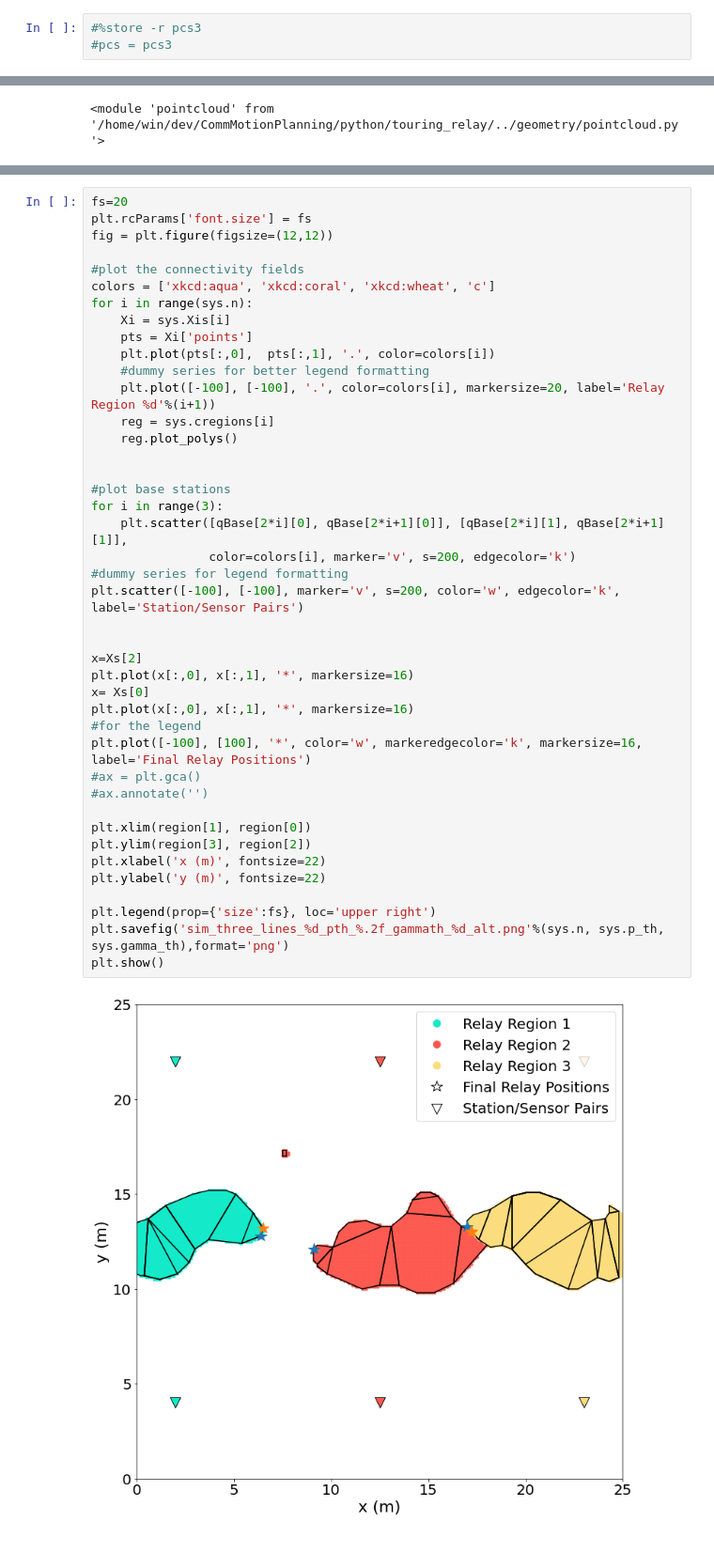
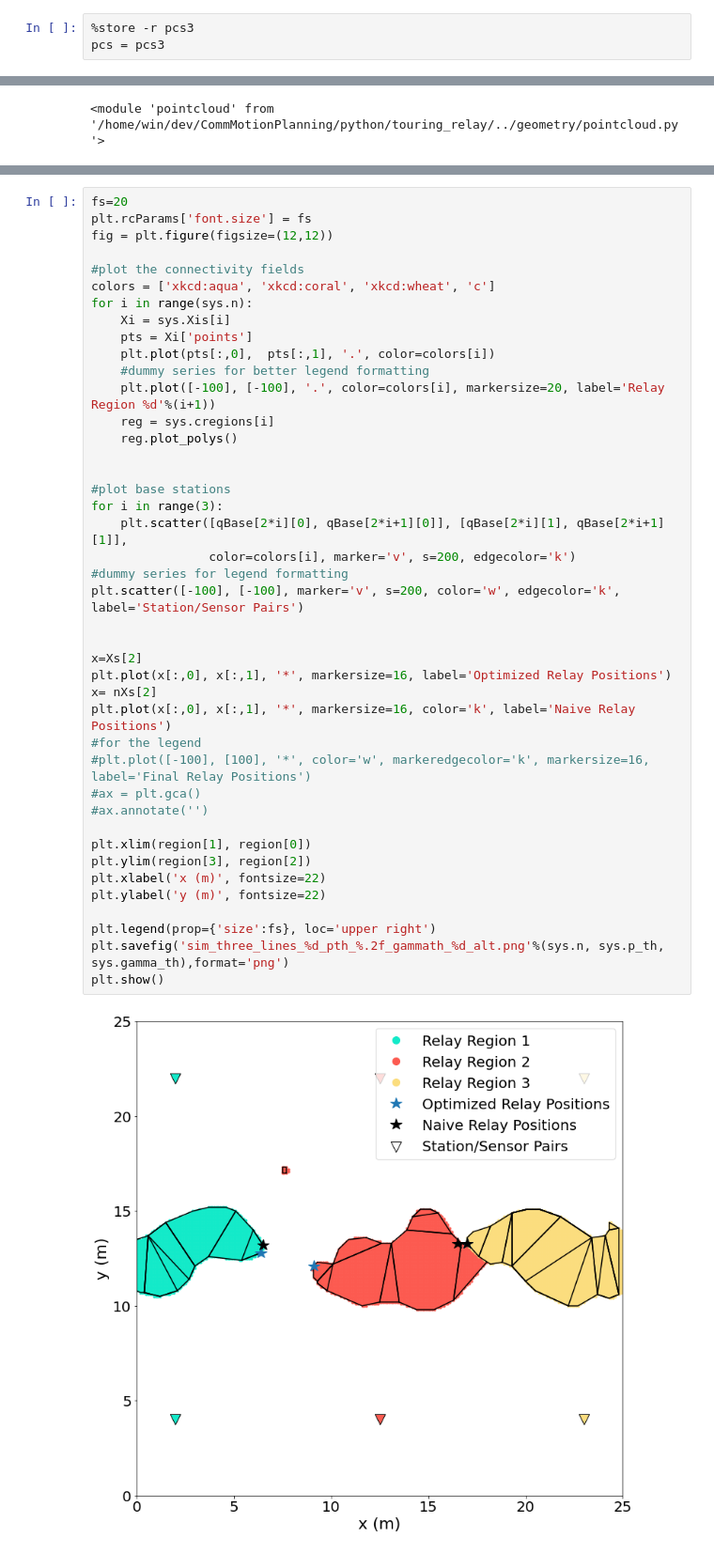
Before and after one commit to zhiyunjiang/CommMotionPlanning, a Jupyter notebook: python/touring_relay/FIG three lines.ipynb, the cells around one changed output, grey strips where cells are left out. Shown at 94% size. Drawn from its saved outputs; the diff is of its cells as text.

```diff
--- a/python/touring_relay/FIG three lines.ipynb
+++ b/python/touring_relay/FIG three lines.ipynb
@@ -137,8 +119,8 @@ Completed PredictedChannel 5
 Completed PredictedChannel 6
 Stored 'pcs3' (list)
 # %%
-#%store -r pcs3
-#pcs = pcs3
+%store -r pcs3
+pcs = pcs3
 # %%
 #now display the regions so we know if this is going to work for us
 color_array=['white', 'blue', 'red', 'green', 'cyan']
@@ -307,35 +289,35 @@ for i in range(sys.n):
     pts = Xi['points']
     plt.plot(pts[:,0],  pts[:,1], '.', color=colors[i])
     #dummy series for better legend formatting
     plt.plot([-100], [-100], '.', color=colors[i], markersize=20, label='Relay Region %d'%(i+1))
     reg = sys.cregions[i]
     reg.plot_polys()
 
 
 #plot base stations
 for i in range(3):
     plt.scatter([qBase[2*i][0], qBase[2*i+1][0]], [qBase[2*i][1], qBase[2*i+1][1]],
                 color=colors[i], marker='v', s=200, edgecolor='k')
 #dummy series for legend formatting
 plt.scatter([-100], [-100], marker='v', s=200, color='w', edgecolor='k', label='Station/Sensor Pairs')
 
 
 x=Xs[2]
-plt.plot(x[:,0], x[:,1], '*', markersize=16)
-x= Xs[0]
-plt.plot(x[:,0], x[:,1], '*', markersize=16)
+plt.plot(x[:,0], x[:,1], '*', markersize=16, label='Optimized Relay Positions')
+x= nXs[2]
+plt.plot(x[:,0], x[:,1], '*', markersize=16, color='k', label='Naive Relay Positions')
 #for the legend
-plt.plot([-100], [100], '*', color='w', markeredgecolor='k', markersize=16, label='Final Relay Positions')
+#plt.plot([-100], [100], '*', color='w', markeredgecolor='k', markersize=16, label='Final Relay Positions')
 #ax = plt.gca()
 #ax.annotate('')
 
 plt.xlim(region[1], region[0])
 plt.ylim(region[3], region[2])
 plt.xlabel('x (m)', fontsize=22)
 plt.ylabel('y (m)', fontsize=22)
 
 plt.legend(prop={'size':fs}, loc='upper right')
 plt.savefig('sim_three_lines_%d_pth_%.2f_gammath_%d_alt.png'%(sys.n, sys.p_th, sys.gamma_th),format='png')
 plt.show()
 # %% [output]
-[figure, old version]
+[figure, new version]
```
Also changed, not shown: parts of 11 cells of this notebook, 20 other files.
